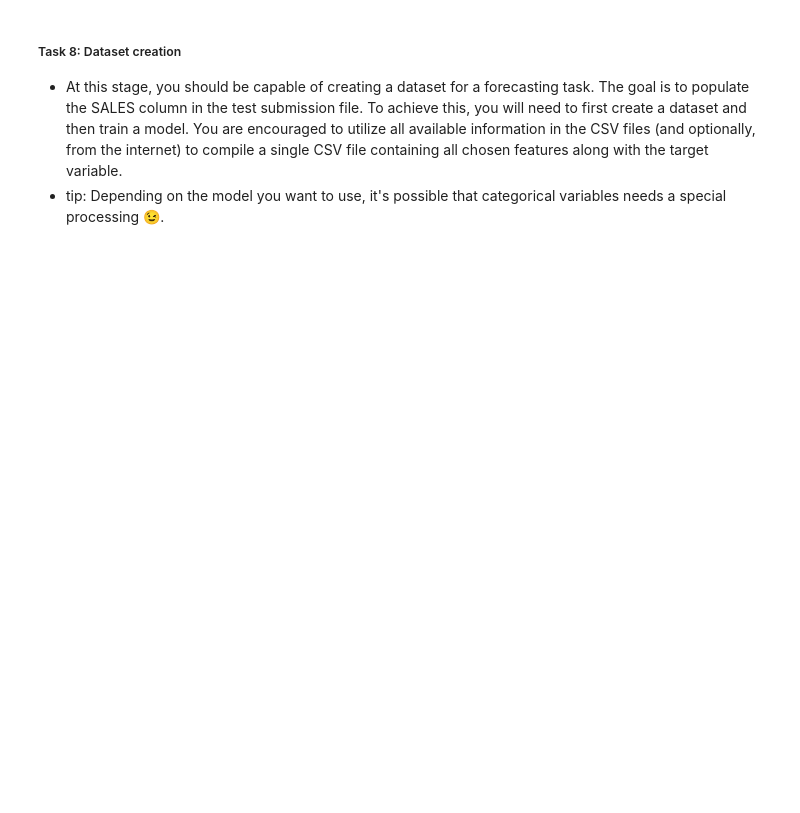
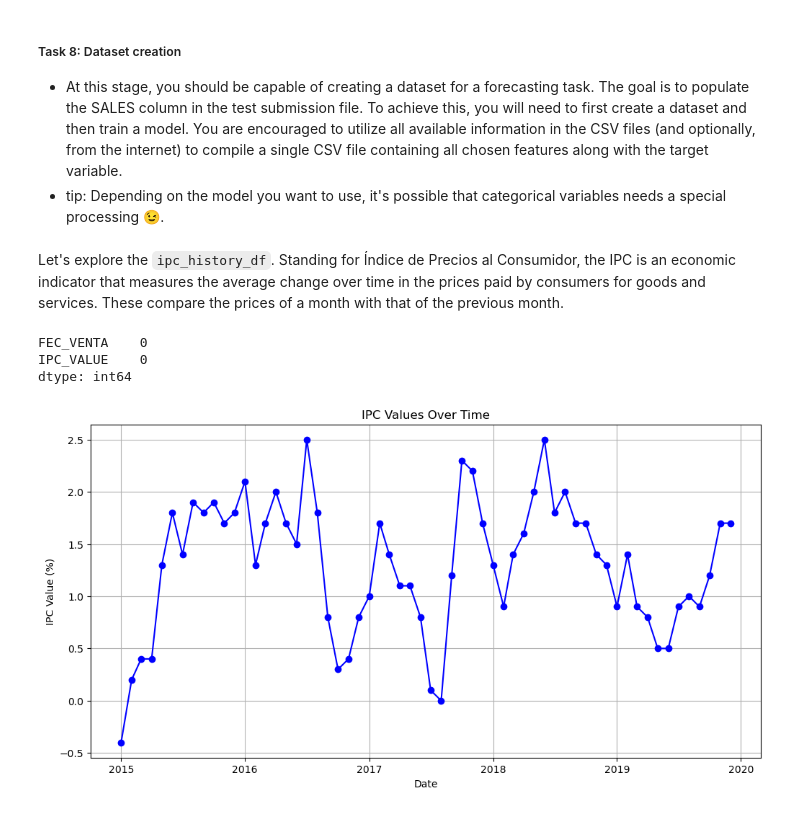
Before and after one commit to MartinezAgullo/TechChallenge_MercadonaIT, a Jupyter notebook: notebooks/1-data-preparation.ipynb, the cells around one changed output. Saved outputs shown, nothing was run; the diff lists cells and outputs as text; code cells hidden in the pictures; blank space fills up the shorter version.

```diff
--- a/notebooks/1-data-preparation.ipynb
+++ b/notebooks/1-data-preparation.ipynb
@@ -911,3 +900,32 @@ relative_sales_per_day = (average_sales_per_day / average_sales_saturday) * 100
 ##### Task 8: Dataset creation
 * At this stage, you should be capable of creating a dataset for a forecasting task. The goal is to populate the SALES column in the test submission file. To achieve this, you will need to first create a dataset and then train a model. You are encouraged to utilize all available information in the CSV files (and optionally, from the internet) to compile a single CSV file containing all chosen features along with the target variable.
 * tip: Depending on the model you want to use, it's possible that categorical variables needs a special processing 😉.
+# %% [markdown]
+Let's explore the `ipc_history_df`.
+Standing for Índice de Precios al Consumidor, the IPC is an economic indicator that measures the average change over time in the prices paid by consumers for goods and services. These compare the prices of a month with that of the previous month.
+
+<!--
+A positive value means that prices for goods and services increased compared to the same period in the previous year. For example, in June 2015 (IPC = 1.8), prices were 1.8% higher than in June 2014.
+
+Negative IPC Value: A negative value means that prices have decreased compared to the same period in the previous year. For example, in January 2015 (IPC = -0.4), prices were 0.4% lower than in January 2014.
+-->
+# %%
+# First let's look for missing values
+print(ipc_history_df.isnull().sum())
+# %% [output]
+FEC_VENTA    0
+IPC_VALUE    0
+dtype: int64
+# %%
+ipc_history_df['FEC_VENTA'] = pd.to_datetime(ipc_history_df['FEC_VENTA'])
+
+# Plot the IPC values over time
+plt.figure(figsize=(12, 6))
+plt.plot(ipc_history_df['FEC_VENTA'], ipc_history_df['IPC_VALUE'], marker='o', linestyle='-', color='blue')
+plt.title('IPC Values Over Time')
+plt.xlabel('Date')
+plt.ylabel('IPC Value (%)')
+plt.grid(True)
+plt.show()
+# %% [output]
+[figure, added]
```
Also changed, not shown: parts of 16 cells of this notebook, 3 other files.
